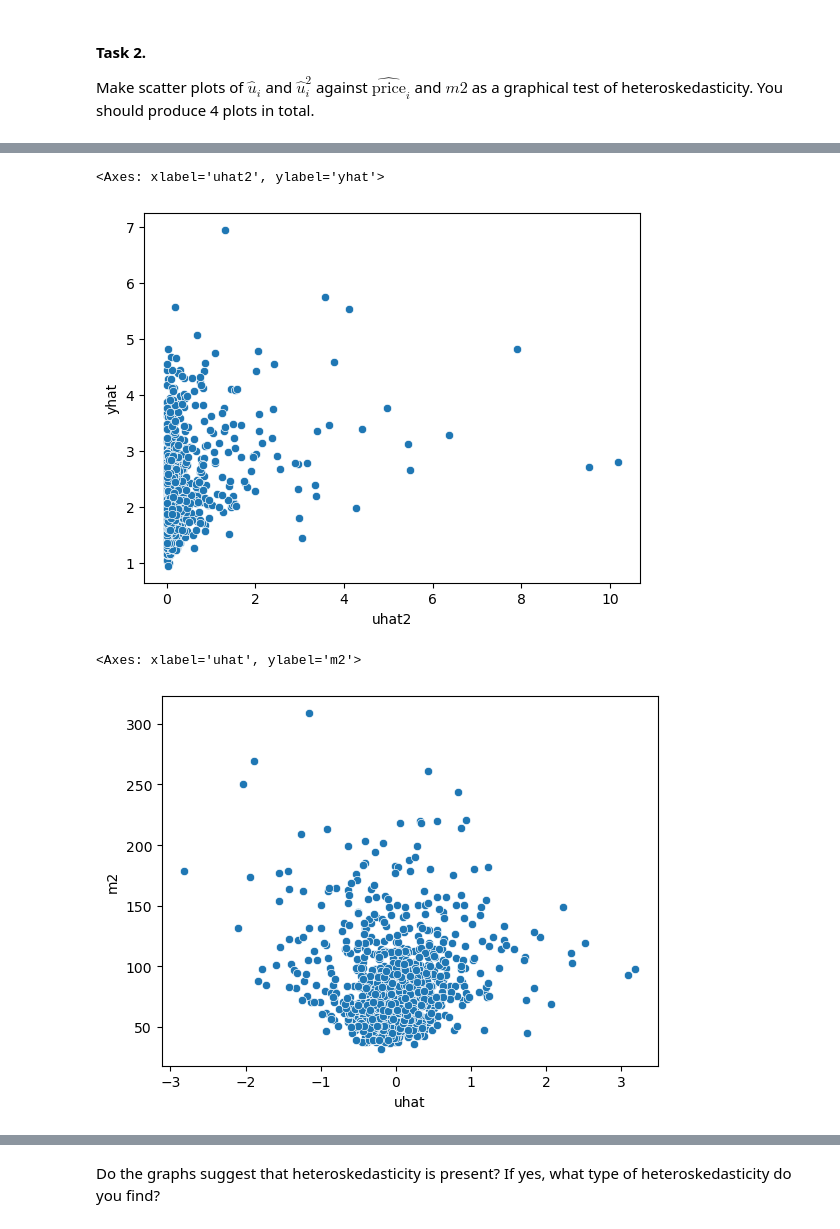
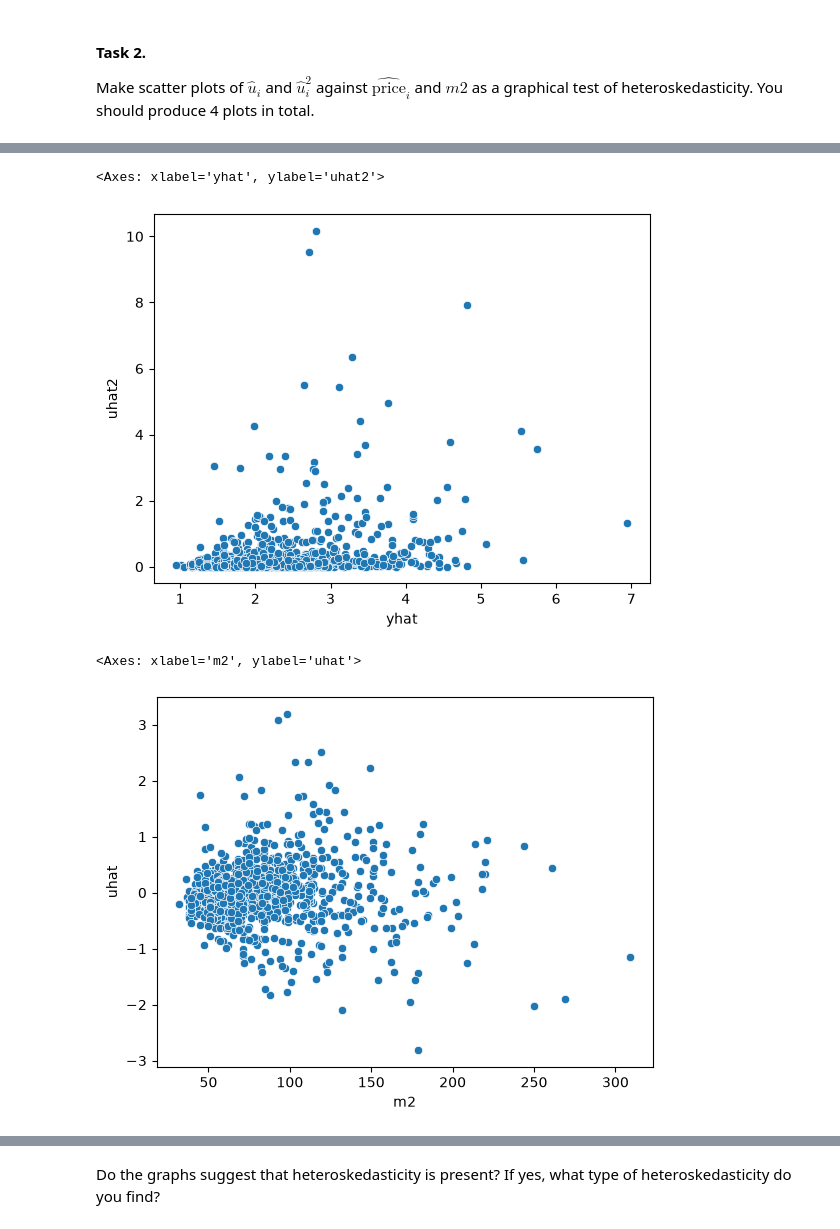
Before and after one commit to Nskoularsen/EconometricsA, a Jupyter notebook: 2_class/PS7_Heteroskedasticity_WLS_and_robust_std/ex_ante.ipynb, the cells around one changed output, grey strips where cells are left out. Cells and saved outputs as stored; diff of their text form; code cells hidden in the pictures.

```diff
--- a/2_class/PS7_Heteroskedasticity_WLS_and_robust_std/ex_ante.ipynb
+++ b/2_class/PS7_Heteroskedasticity_WLS_and_robust_std/ex_ante.ipynb
@@ -97,19 +83,19 @@ Name: location, Length: 988, dtype: object
 # %%
 df = pd.read_stata('PS7.dta')
 df['const'] = 1
-df['price_mio'] = df.price / 1000000
+df['price'] = df.price / 1000000
 df['KbhK'] = (df.location == 'KBH K').astype(int)
 df['KbhN'] = (df.location == 'KBH N').astype(int)
 df['KbhV'] = (df.location == 'KBH V').astype(int)
 df['m2_sq'] = df.m2 **2 / 1000
 
-model = smf.ols('price_mio ~ KbhK + KbhN + KbhV + m2 + m2_sq + rooms + toilets', df)
-results = model.fit()
+model = smf.ols('price ~ KbhK + KbhN + KbhV + m2 + m2_sq + rooms + toilets', data = df)
+results1 = model.fit()
 
-print(results.summary())
-df['uhat'] = results.resid
+print(results1.summary())
+df['uhat'] = results1.resid
 df['uhat2'] = df['uhat']**2
-df['yhat'] = results.fittedvalues
+df['yhat'] = results1.fittedvalues
 # %% [output]
                             OLS Regression Results
 ==============================================================================
@@ -143,14 +129,14 @@ sns.scatterplot(x=df['uhat'], y=df['yhat'], data=df) # fill in the blanks
 # %%
 # u_hat^2 vs price
-sns.scatterplot(x=df['uhat2'], y=df['yhat'], data=df) # fill in the blanks
+sns.scatterplot(y=df['uhat2'], x=df['yhat'], data=df) # fill in the blanks
 # %% [output]
-<Axes: xlabel='uhat2', ylabel='yhat'>
+<Axes: xlabel='yhat', ylabel='uhat2'>
-[figure, old version]
+[figure, new version]
 # %%
 # u_hat vs m2
-sns.scatterplot(x=df['uhat'], y=df['m2'], data=df) # fill in the blanks
+sns.scatterplot(y=df['uhat'], x=df['m2'], data=df) # fill in the blanks
 # %% [output]
-<Axes: xlabel='uhat', ylabel='m2'>
+<Axes: xlabel='m2', ylabel='uhat'>
-[figure, old version]
+[figure, new version]
 # %%
 # u_hat^2 vs m2
```
Also changed, not shown: parts of 23 cells of this notebook, 3 other files.
